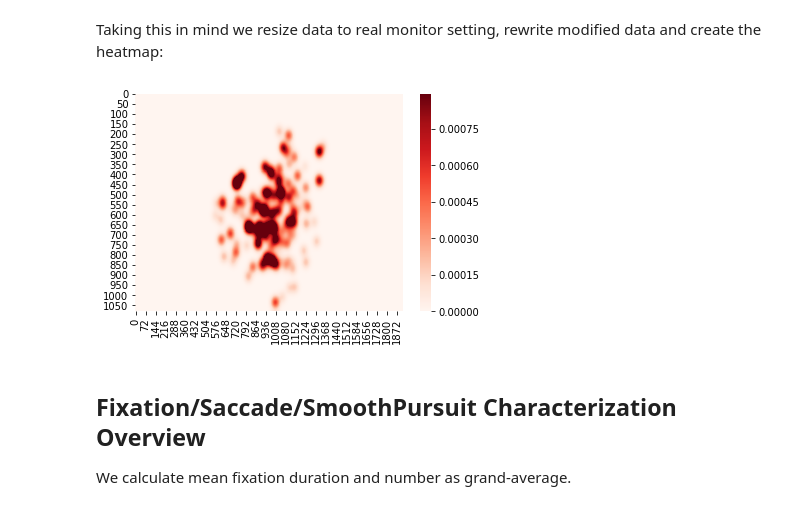
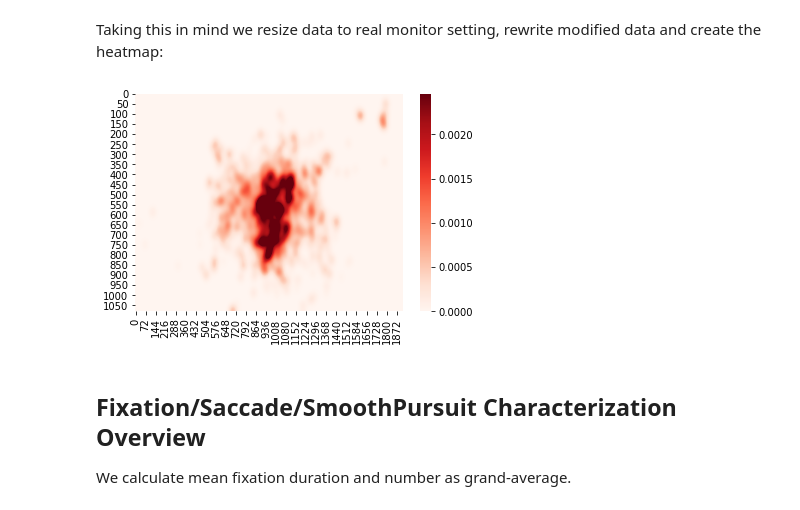
Before and after one commit to harrisonford/accelerometer-data, a Jupyter notebook: Report.ipynb, the cells around one changed output. Saved outputs shown, nothing was run; the diff lists cells and outputs as text; code cells hidden in the pictures.

```diff
--- a/Report.ipynb
+++ b/Report.ipynb
@@ -99,35 +99,35 @@ import cv2
 
 
 # we create an aux function to create a mask of values inside event list and trial list
 # event ids: 1,2,3 = sacc, fix, sp
 # trial ids: [1, ... ,5]
 def create_mask(loaded_data, event_list, trial_list):
     _mask = [(x > 0) and (x < 1920) and (y > 0) and (y < 1080) and (my_event in event_list) and (my_trial in trial_list)
             for x, y, my_event, my_trial
             in zip(loaded_data['x_start'], loaded_data['y_start'], loaded_data['type'], loaded_data['trial_id'])]
     return _mask
 
 
 # import data
 data = pd.read_csv('./source_data/data_modified.csv')
 duration = data['duration']
 
 # make the mask, modify these values to select data to plot
-mask = create_mask(data, [3], [1])
+mask = create_mask(data, [2], [1, 2, 3, 4, 5])
 
 # translate to a heatmap
 heatmap = np.zeros((1080, 1920))
 for x, y, t, valid in zip(data['x_start'], data['y_start'], duration, mask):
     if valid:
         heatmap[int(y), int(x)] = t
 
 # gaussian filter heatmap
 blurred_heatmap = cv2.GaussianBlur(heatmap, (0, 0), 20)
 
 sb.heatmap(blurred_heatmap, cmap='Reds', robust=True)
 plt.show()
 # %% [output]
-[figure, old version]
+[figure, new version]
 # %% [markdown]
 ## Fixation/Saccade/SmoothPursuit Characterization Overview
 
```
Also changed, not shown: parts of 3 cells of this notebook.
